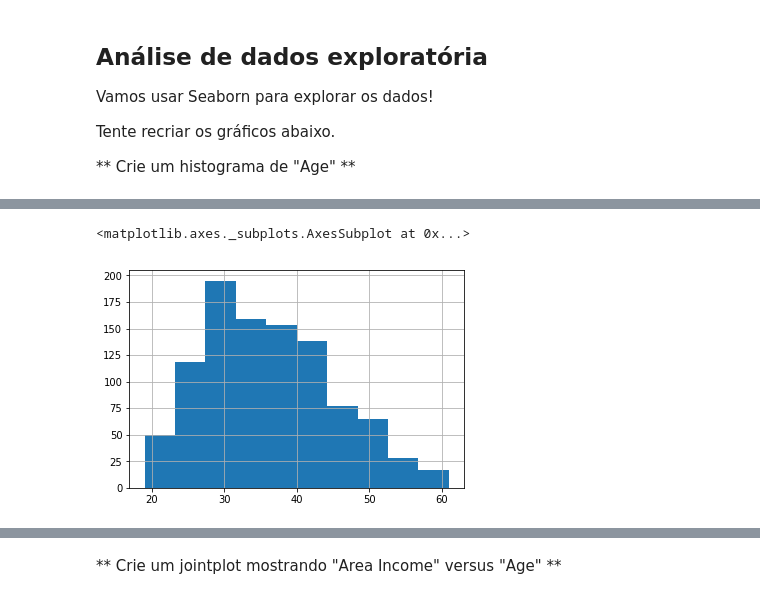
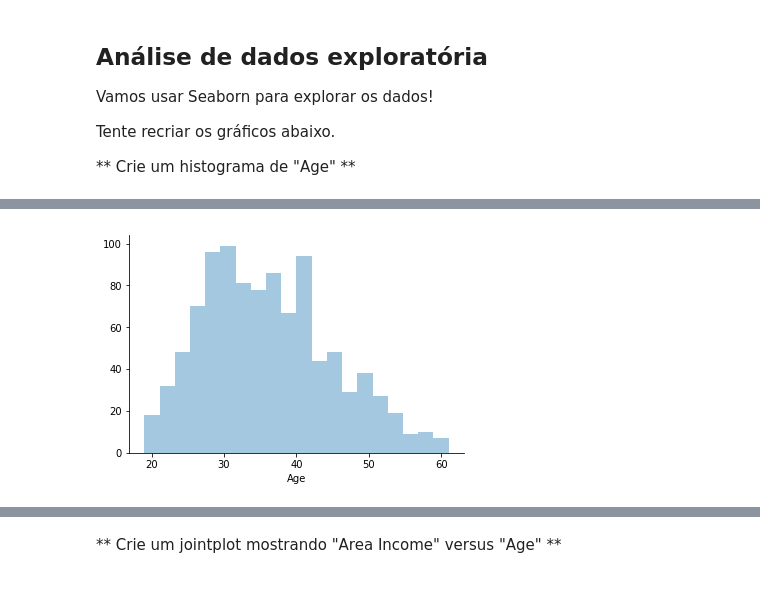
Before and after one commit to ironhacksao-datateam/june2019-ft, a Jupyter notebook: week_5/Regressão Logística/Regressao Logistica - Exercicios.ipynb, the cells around one changed output, grey strips where cells are left out. Drawn from its saved outputs; the diff is of its cells as text; code cells hidden in the pictures.

```diff
--- a/week_5/Regressão Logística/Regressao Logistica - Exercicios.ipynb
+++ b/week_5/Regressão Logística/Regressao Logistica - Exercicios.ipynb
@@ -88,5 +87,10 @@ sns.despine()
-# %%
-ad.Age.hist()
-# %% [output]
-<matplotlib.axes._subplots.AxesSubplot at 0x...>
-[figure, removed]
+# %%
+sns.distplot(ad['Age'],
+             # do not plot a gaussian kernel density estimate
+            kde=False,
+            bins=20)
+
+# drop the chart lines
+sns.despine()
+# %% [output]
+[figure, added]
```
Also changed, not shown: parts of 8 cells of this notebook.
